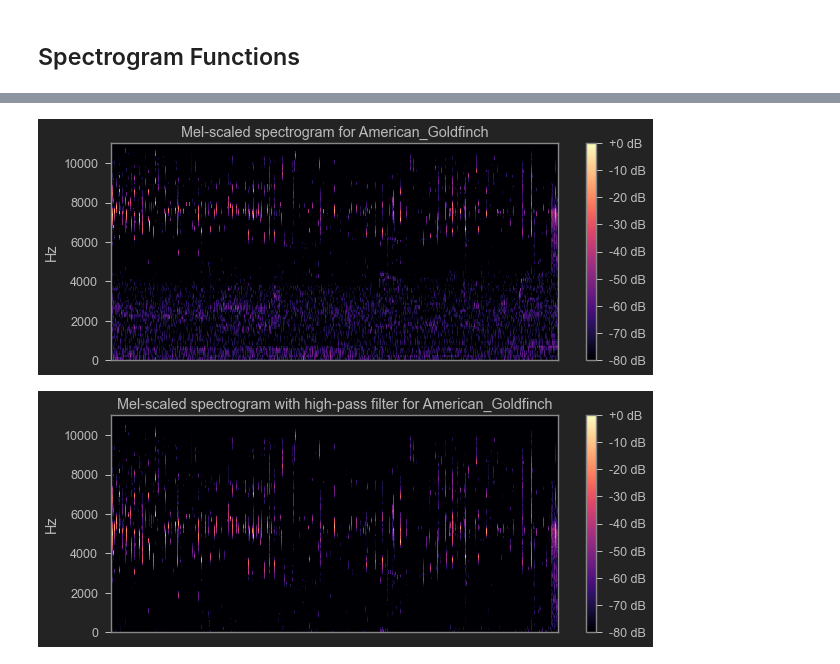
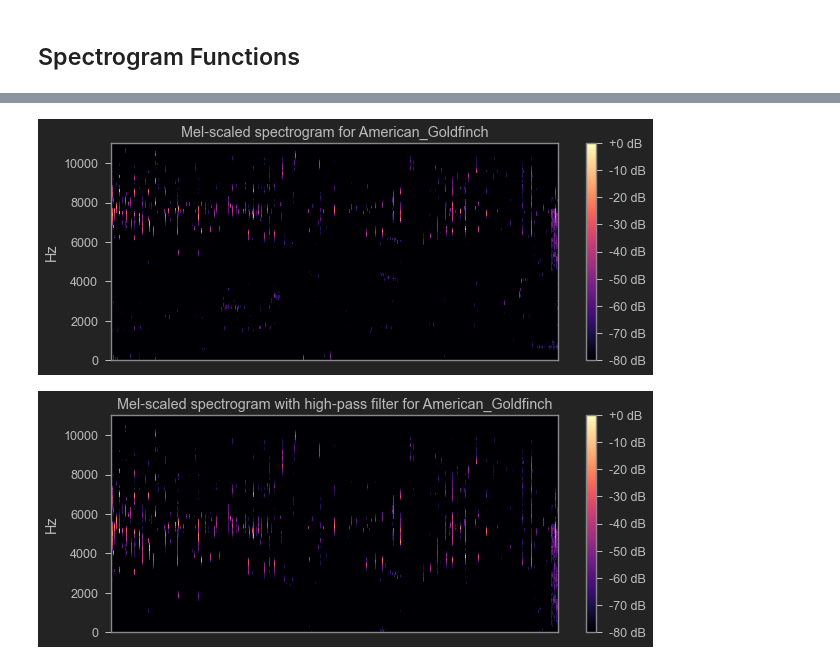
Before and after one commit to Xavier4t/Bird-Classifier, a Jupyter notebook: spectral_features.ipynb, the cells around one changed output, grey strips where cells are left out. Saved outputs shown, nothing was run; the diff lists cells and outputs as text; code cells hidden in the pictures.

```diff
--- a/spectral_features.ipynb
+++ b/spectral_features.ipynb
@@ -9,19 +10,23 @@ from jupyterthemes import jtplot
 # %%
 jtplot.style(theme='monokai', context='notebook', ticks=True, gridlines='--')
 # %%
-mp3Folder = os.path.join("bird_data","wav_files")
-mp3Files = os.listdir(mp3Folder)
-test = os.path.join(mp3Folder, mp3Files[0])
+wavFolder = os.path.join("bird_data","wav_files")
+wavFiles = os.listdir(wavFolder)
+test = os.path.join(wavFolder, wavFiles[0])
 # %% [markdown]
 # Audio Spectral Features
 # %% [markdown]
 ## Load Audio Signal Function
 # %%
-# Load signal
-def loadSignal(file, downsample=True):
+# Load signal and apply noise reduction if required
+def loadSignal(file, downsample=True, denoise=False):
     SR = (22050 if downsample else 44100)
     signal, sr = librosa.load(file, sr=SR, mono=True)
-    return signal, sr
+    if denoise:
+        rsignal = nr.reduce_noise(audio_clip=signal, noise_clip=signal, verbose=False)
+        return rsignal, sr
+    else:
+        return signal, sr
 # %% [markdown]
 ## Spectrogram Functions
 # %%
@@ -68,22 +73,25 @@ STFT(test, 1024, 1024, 1024, 'hamming')
 # %%
 # Plot mel-spectrogram
-def Mel_Spectrogram(FILE, N_FFT, N_MElS, HOP_LENGTH,FILTER=False):
+def Mel_Spectrogram(FILE, N_FFT, HOP_LENGTH, WINDOW, FILTER=False):
     FMIN = (1400 if FILTER else 0)
-    signal, sr = loadSignal(FILE)
-    mel = librosa.feature.melspectrogram(y=signal, sr=sr, n_fft=N_FFT, n_mels=N_MELS, hop_length=HOP_LENGTH, htk=True, fmin=FMIN, fmax=sr/2)
+    signal, sr = loadSignal(FILE, True, True)
+    mel = librosa.feature.melspectrogram(y=signal, sr=sr, n_fft=N_FFT, hop_length=HOP_LENGTH, htk=True, window=WINDOW, fmin=FMIN, fmax=sr/2)
     plt.figure(figsize=(10, 4))
-    librosa.display.specshow(librosa.power_to_db(mel**2,ref=np.max), fmin=FMIN, y_axis='linear')
+    S_dB = librosa.power_to_db(mel**2,ref=np.max)
+    librosa.display.specshow(S_dB, fmin=FMIN, y_axis='linear')
+    # mel frequency spectrogram add N_MELS to arg
+#     librosa.display.specshow(S_dB, fmin=FMIN, x_axis='time', y_axis='mel')
     plt.colorbar(format='%+2.0f dB')
     title = ('Mel-scaled spectrogram with high-pass filter' if FILTER else 'Mel-scaled spectrogram')
     plt.title(title+" for "+FILE[20:-13])
     plt.show()
 # %%
-Mel_Spectrogram(test,1024,128,1024)
+Mel_Spectrogram(test, 1024, 1024, 'hann', False)
 # %% [output]
-[figure, old version]
+[figure, new version]
 # %%
-Mel_Spectrogram(test,1024,128,1024,True)
+Mel_Spectrogram(test, 1024, 1024, 'hann', True)
 # %% [output]
-[figure, old version]
+[figure, new version]
 # %%
 # Mel-frequency cepstral coefficients (MFCCs)
```
Also changed, not shown: parts of 13 cells of this notebook, 2 other files.
